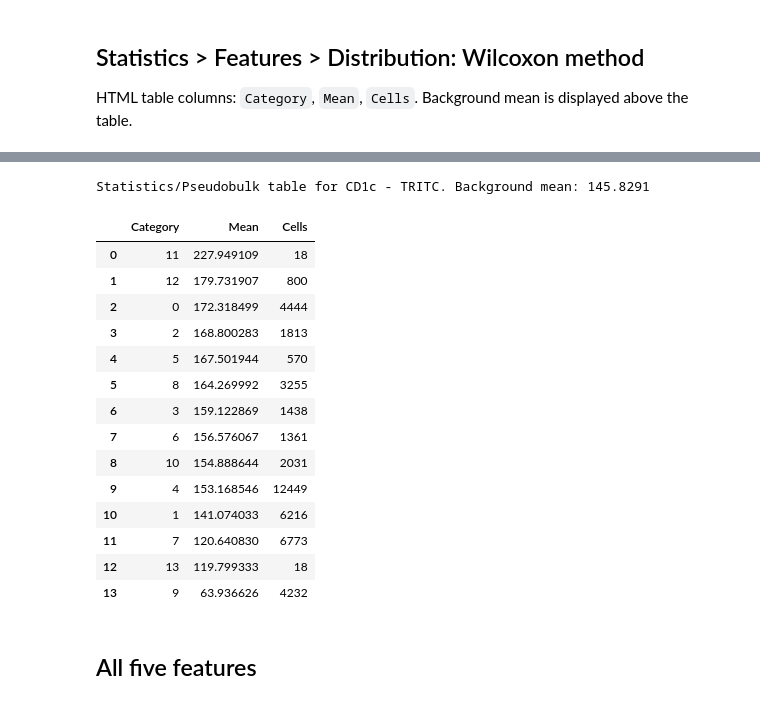
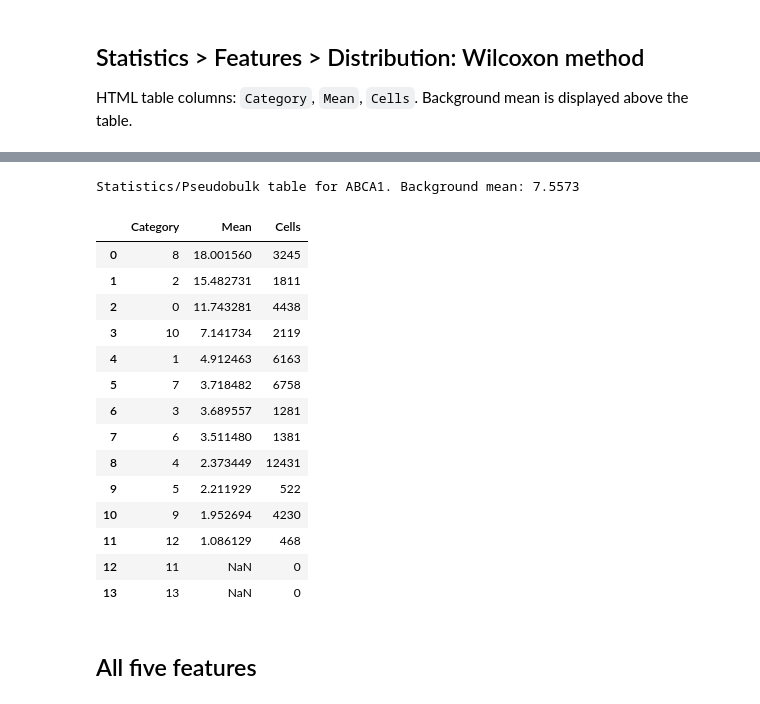
Before and after one commit to christoffermattssonlangseth/KaroSpace, a Jupyter notebook: notebooks/feature_distribution_calculation_example.ipynb, the cells around one changed output, grey strips where cells are left out. Saved outputs shown, nothing was run; the diff lists cells and outputs as text; code cells hidden in the pictures.

```diff
--- a/notebooks/feature_distribution_calculation_example.ipynb
+++ b/notebooks/feature_distribution_calculation_example.ipynb
@@ -17,7 +17,7 @@ from scipy import sparse
 # %%
 h5ad_path = "../tests/comet_xenium_multimodal.h5ad"
 
-assay = "protein"  # "rna" or "protein"
+assay = "rna"  # "rna" or "protein"
 protein_matrix_key = "protein"
 protein_feature_table_key = "protein_var"
 
@@ -35,7 +35,9 @@ statistics_counts_layer = None  # None = adata.X. Use "counts" to use adata.laye
 statistics_normalization = "RC"  # "RC" or "LogNormalize"
 statistics_scale_factor = 10000.0  # Used only for RC.
 statistics_normalized_layer = None  # Example: "data". If set, use this layer directly.
-pseudobulk_min_cell_counts = 10  # Same as --pseudobulk-min-cell-counts. 0 disables the filter.
+statistics_min_cell_counts = 10  # Same as --statistics-min-cell-counts. 0 disables the filter.
+statistics_min_feature_counts = 0  # Same as --statistics-min-feature-counts. Applied to selected features here.
+pseudobulk_min_cells_per_pseudobulk = 20  # Same as --pseudobulk-min-cells-per-pseudobulk.
 # %% [markdown]
 ## Load data and select cells/features
 # %%
@@ -183,8 +217,8 @@ HTML table columns: `Category`, `Mean`, `Cells`. Background mean is displayed ab
 # %%
 def statistics_wilcoxon_table(gene):
     rows = []
-    for category in categories:
-        values = statistics_df.loc[labels == category, gene].to_numpy(dtype=float)
+    for category in statistics_categories:
+        values = statistics_df_filtered.loc[statistics_labels == category, gene].to_numpy(dtype=float)
         values = values[np.isfinite(values)]
         rows.append({
             "Category": category,
@@ -192,15 +226,16 @@ def statistics_wilcoxon_table(gene):
             "Cells": int(len(values)),
         })
     table = pd.DataFrame(rows).sort_values("Mean", ascending=False, na_position="last").reset_index(drop=True)
-    return table, statistics_df[gene].mean()
+    return table, statistics_df_filtered[gene].mean()
 
 statistics_wilcoxon_tables = {}
 statistics_wilcoxon_background = {}
-for gene in genes:
+for gene in statistics_genes:
     table, background = statistics_wilcoxon_table(gene)
     statistics_wilcoxon_tables[gene] = table
     statistics_wilcoxon_background[gene] = background
 
+feature_to_show = feature_to_show if feature_to_show in statistics_genes else statistics_genes[0]
 print(f"Statistics/Wilcoxon table for {feature_to_show}. Background mean: {statistics_wilcoxon_background[feature_to_show]:.4f}")
 display(statistics_wilcoxon_tables[feature_to_show])
 # %% [output]
@@ -227,59 +262,62 @@ This recreates the displayed category mean table for the Pseudobulk/DESeq2 metho
 # %%
-pseudobulk_count_matrix, _ = matrix_for_layer(statistics_counts_layer)
-pseudobulk_cell_totals = np.asarray(pseudobulk_count_matrix[cell_idx, :].sum(axis=1), dtype=float).ravel()
-pseudobulk_cell_mask = np.isfinite(pseudobulk_cell_totals) & (pseudobulk_cell_totals >= int(pseudobulk_min_cell_counts))
+pseudobulk_obs = statistics_obs.copy()
+pseudobulk_values = statistics_df_filtered.copy()
+pseudobulk_genes = list(statistics_genes)
 
 def statistics_pseudobulk_table(gene):
-    tmp = obs.iloc[pseudobulk_cell_mask][[replicate_col, annotation_col]].copy()
-    tmp["value"] = statistics_df.iloc[pseudobulk_cell_mask][gene].to_numpy(dtype=float)
+    tmp = pseudobulk_obs[[replicate_col, annotation_col]].copy()
+    tmp["value"] = pseudobulk_values[gene].to_numpy(dtype=float)
     tmp = tmp[np.isfinite(tmp["value"])]
 
     per_sample = (
         tmp.groupby([replicate_col, annotation_col], observed=True)["value"]
         .agg(total="sum", cells="size")
         .reset_index()
     )
+    per_sample = per_sample[per_sample["cells"] >= int(pseudobulk_min_cells_per_pseudobulk)]
     per_sample["sample_mean"] = per_sample["total"] / per_sample["cells"]
 
     rows = []
     for category in categories:
         sub = per_sample[per_sample[annotation_col].astype(str) == category]
         rows.append({
             "Category": category,
             "Mean": sub["sample_mean"].mean() if len(sub) else np.nan,
             "Cells": int(sub["cells"].sum()) if len(sub) else 0,
         })
     by_replicate = per_sample.groupby(replicate_col, observed=True).agg(total=("total", "sum"), cells=("cells", "sum"))
     background = (by_replicate["total"] / by_replicate["cells"]).mean()
     table = pd.DataFrame(rows).sort_values("Mean", ascending=False, na_position="last").reset_index(drop=True)
     return table, background
 
+feature_to_show_pseudobulk = feature_to_show if feature_to_show in pseudobulk_genes else pseudobulk_genes[0]
+
 statistics_pseudobulk_tables = {}
 statistics_pseudobulk_background = {}
-for gene in genes:
+for gene in pseudobulk_genes:
     table, background = statistics_pseudobulk_table(gene)
     statistics_pseudobulk_tables[gene] = table
     statistics_pseudobulk_background[gene] = background
 
-print(f"Statistics/Pseudobulk table for {feature_to_show}. Background mean: {statistics_pseudobulk_background[feature_to_show]:.4f}")
-display(statistics_pseudobulk_tables[feature_to_show])
+print(f"Statistics/Pseudobulk table for {feature_to_show_pseudobulk}. Background mean: {statistics_pseudobulk_background[feature_to_show_pseudobulk]:.4f}")
+display(statistics_pseudobulk_tables[feature_to_show_pseudobulk])
 # %% [output]
-Statistics/Pseudobulk table for CD1c - TRITC. Background mean: 145.8291
+Statistics/Pseudobulk table for ABCA1. Background mean: 7.5573
 |  | Category | Mean | Cells |
-| 0 | 11 | 227.949109 | 18 |
-| 1 | 12 | 179.731907 | 800 |
-| 2 | 0 | 172.318499 | 4444 |
-| 3 | 2 | 168.800283 | 1813 |
-| 4 | 5 | 167.501944 | 570 |
-| 5 | 8 | 164.269992 | 3255 |
-| 6 | 3 | 159.122869 | 1438 |
-| 7 | 6 | 156.576067 | 1361 |
-| 8 | 10 | 154.888644 | 2031 |
-| 9 | 4 | 153.168546 | 12449 |
-| 10 | 1 | 141.074033 | 6216 |
-| 11 | 7 | 120.640830 | 6773 |
-| 12 | 13 | 119.799333 | 18 |
-| 13 | 9 | 63.936626 | 4232 |
+| 0 | 8 | 18.001560 | 3245 |
+| 1 | 2 | 15.482731 | 1811 |
+| 2 | 0 | 11.743281 | 4438 |
+| 3 | 10 | 7.141734 | 2119 |
+| 4 | 1 | 4.912463 | 6163 |
+| 5 | 7 | 3.718482 | 6758 |
+| 6 | 3 | 3.689557 | 1281 |
+| 7 | 6 | 3.511480 | 1381 |
+| 8 | 4 | 2.373449 | 12431 |
+| 9 | 5 | 2.211929 | 522 |
+| 10 | 9 | 1.952694 | 4230 |
+| 11 | 12 | 1.086129 | 468 |
+| 12 | 11 | NaN | 0 |
+| 13 | 13 | NaN | 0 |
 # %% [markdown]
 ## All five features
 # %%
```
Also changed, not shown: parts of 5 cells of this notebook, 12 other files.
